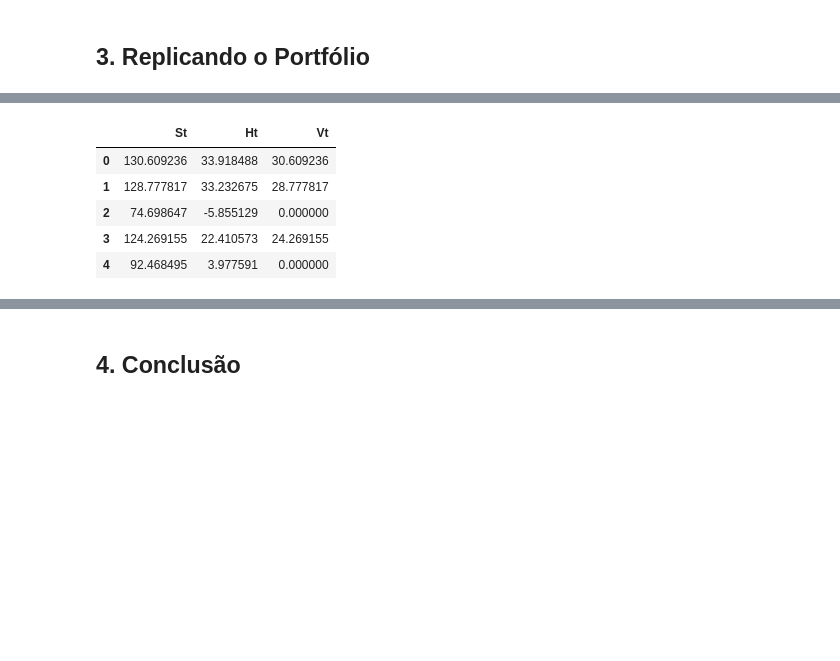
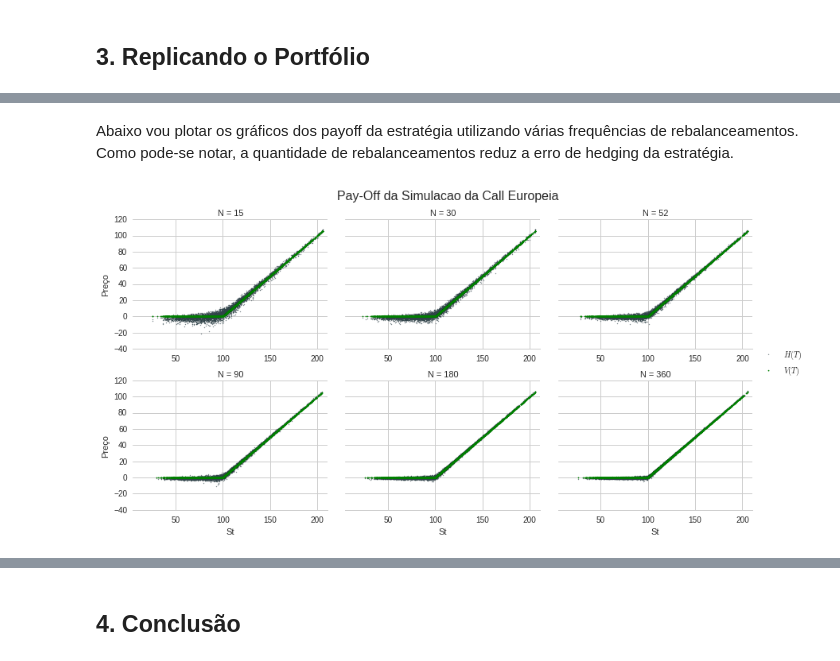
Before and after one commit to ucaiado/Replicating_Strategy, a Jupyter notebook: UiraCaiadoEx01.ipynb, the cells around one changed output, grey strips where cells are left out. Cells and saved outputs as stored; diff of their text form; code cells hidden in the pictures; blank space fills up the shorter version.

```diff
--- a/UiraCaiadoEx01.ipynb
+++ b/UiraCaiadoEx01.ipynb
@@ -1240,3 +1258,32 @@ Onde $\Delta(S_t, t)$ é a quantidade aplicada no subjacente em um dado preço $
+# %%
+def plot_payoff_all_simulations(MyOption, df):
+    '''
+    Plot a payoff scatter plot with the final returns of a stochastic
+    simulation of a replicationg strategy using different rebalancing
+    frequencies. Compare to the last price of the option/contract simulated
+    :param MyOption: Derivative Object. A contract/option instance
+    :param df: dataframe. The output of strategy the simulation
+    '''
+    # exlui os valores do ativo que estiverem nos 2 porcento superior da distr
+    f_98perc = np.percentile(df.St, 98)
+    df2 = df[(df.St <= f_98perc)]
+    f_max = df2.St.max()
+    option = MyOption(1., 1., 1., 1., 1.)
+    # plota grafico
+    g = sns.FacetGrid(df2, col="N", col_wrap=3, margin_titles=True,
+                      sharex=False, size=3, aspect=1.3)
+    g.map(plt.scatter, 'St', 'Ht', s=2, linewidth=.0, edgecolor='white',
+          alpha=0.6, label=u'$H(T)$')
+    g.map(plt.scatter, 'St', 'Vt', s=3, linewidth=.0, edgecolor='white',
+          color='g', label=u'$V(T)$')
+    # define titutlos
+    s_title = u'Pay-Off da Simulacao {} {}\n'
+    s_prep = 'do'
+    if 'Opcao' in option.s_name or 'Call' in option.s_name:
+        s_prep = 'da'
+    g.fig.suptitle(s_title.format(s_prep, option.s_name), fontsize=16, y=1.03)
+    g.despine(left=True).add_legend()
+    g.set(xlim=(5., f_max + 5))
 # %%
 import time
 
@@ -1371,10 +1418,0 @@ df.head()
-# %%
-df = pd.DataFrame(d)
-df.loc[:, ["St", "Ht", "Vt"]]
-# %% [output]
-|  | St | Ht | Vt |
-| 0 | 130.609236 | 33.918488 | 30.609236 |
-| 1 | 128.777817 | 33.232675 | 28.777817 |
-| 2 | 74.698647 | -5.855129 | 0.000000 |
-| 3 | 124.269155 | 22.410573 | 24.269155 |
-| 4 | 92.468495 | 3.977591 | 0.000000 |
@@ -1384,0 +1419,2 @@ df.columns = ["St", "Vt", "Delta", "DeltaS", "PhiB"]
+# %% [markdown]
+Abaixo vou plotar os gráficos dos payoff da estratégia utilizando várias frequências de rebalanceamentos. Como pode-se notar, a quantidade de rebalanceamentos reduz a erro de hedging da estratégia.
@@ -1384,0 +1423,4 @@ df.columns = ["St", "Vt", "Delta", "DeltaS", "PhiB"]
+# %%
+plot_payoff_all_simulations(EuropianCall, df);
+# %% [output]
+[figure, added]
```
Also changed, not shown: parts of 62 cells of this notebook, 6 other files.
